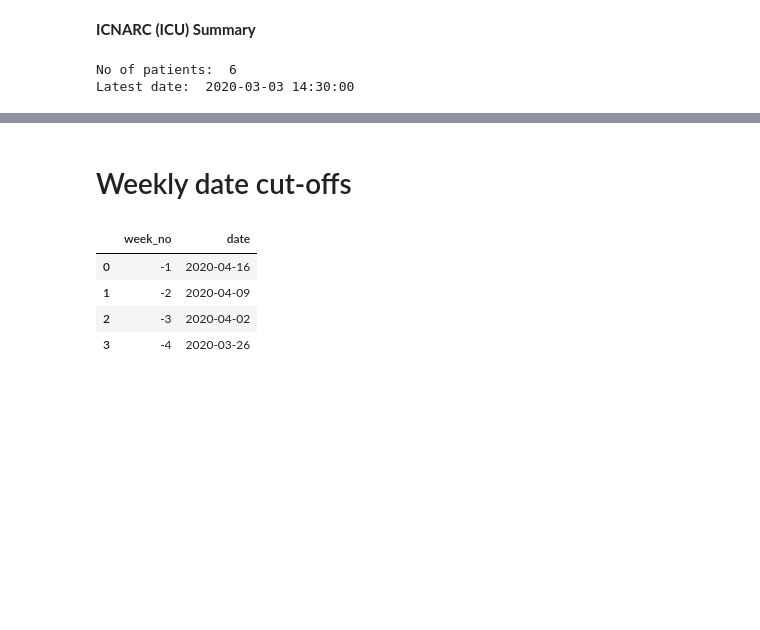
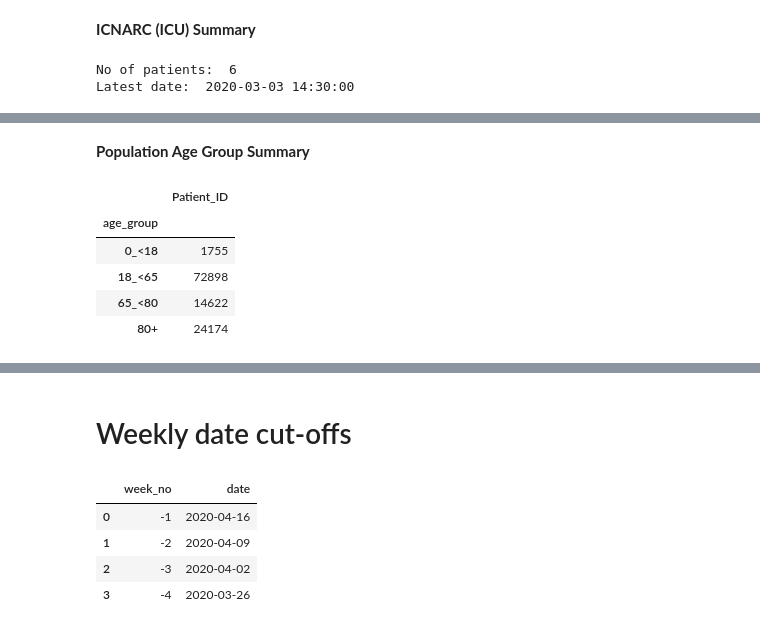
Before and after one commit to opensafely/tpp-sql-notebook, a Jupyter notebook: notebooks/explore_ecds.ipynb, the cells around one changed output, grey strips where cells are left out. Saved outputs shown, nothing was run; the diff lists cells and outputs as text; code cells hidden in the pictures; blank space fills up the shorter version.

```diff
--- a/notebooks/explore_ecds.ipynb
+++ b/notebooks/explore_ecds.ipynb
@@ -165,0 +286,33 @@ ICU max admit date:  2020-03-03 14:30:00 ,   56  days ago
+# %%
+from datetime import datetime
+
+sql = '''-- DOB:
+select Patient_ID,
+MIN(DateOfBirth) AS DateOfBirth -- use min in case of any duplicate entries
+from Patient
+GROUP BY Patient_ID
+'''
+age = pd.read_sql(sql, cnxn)
+age["age"] = datetime.date(pd.to_datetime('2020-04-01')) - age["DateOfBirth"]
+age["age"] = (age["age"] / np.timedelta64(1, "Y")).astype(int)
+
+# assign age groups
+conditions = [
+    (age['age'] < 18 ),
+    (age['age'] < 65 ),
+    (age['age'] < 80 )]
+choices = ['0_<18', '18_<65', '65_<80']
+age['age_group'] = np.select(conditions, choices, default='80+')
+
+age = age.drop(["DateOfBirth","age"], axis=1)
+
+display(Markdown(f"**Population Age Group Summary**"))
+age.groupby("age_group").count()
+# %% [output]
+**Population Age Group Summary**
+|  | Patient_ID |
+| age_group |  |
+| 0_<18 | 1755 |
+| 18_<65 | 72898 |
+| 65_<80 | 14622 |
+| 80+ | 24174 |
```
Also changed, not shown: parts of 25 cells of this notebook, 3 other files.
